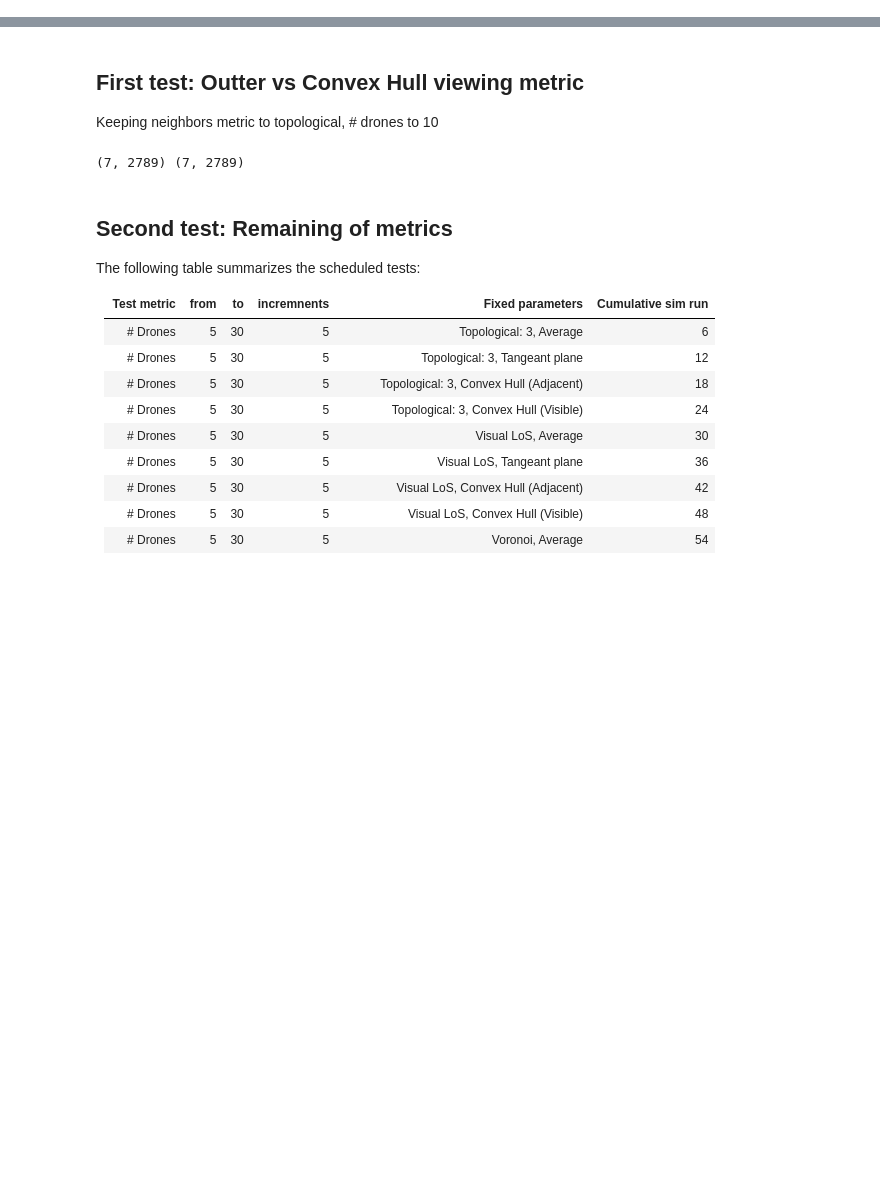
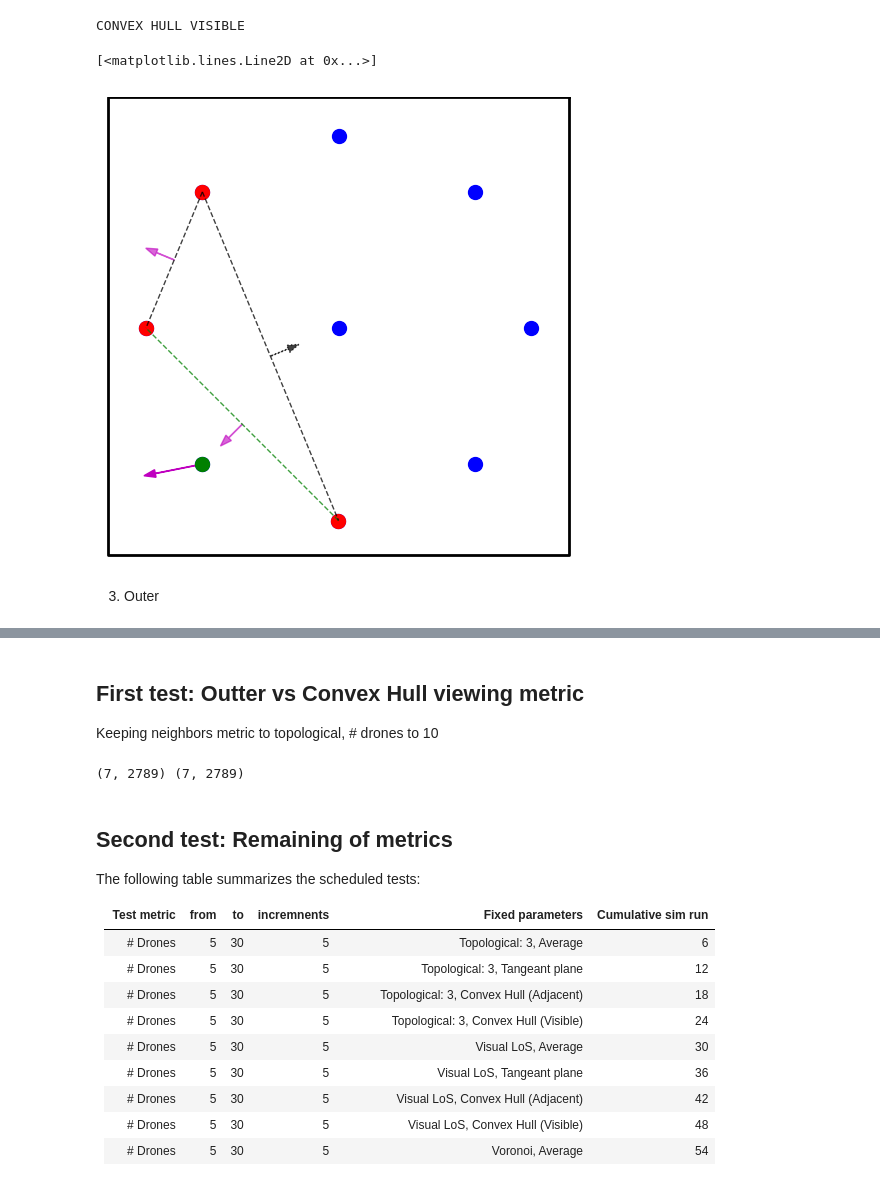
Before and after one commit to Alex0021/Robotic_Project1, a Jupyter notebook: notebooks/metric_eval.ipynb, the cells around one changed output, grey strips where cells are left out. Saved outputs shown, nothing was run; the diff lists cells and outputs as text; code cells hidden in the pictures; blank space fills up the shorter version.

```diff
--- a/notebooks/metric_eval.ipynb
+++ b/notebooks/metric_eval.ipynb
@@ -6,0 +121,73 @@ Structure of the drone_data:
+# %%
+import numpy as np
+import matplotlib.pyplot as plt
+
+BOUND = 0.6
+SIZE = 100
+# 8 drones on a circle + 1 in the center
+n = 9
+r = 0.5
+# neighbors
+neighbors = [4,5,7]
+selected = 6
+# positions
+x = [0] + [r*np.cos(2*np.pi*i/(n-1)) for i in range(n-1)]
+y = [0] + [r*np.sin(2*np.pi*i/(n-1)) for i in range(n-1)]
+
+# Set figure
+plt.figure(figsize=(6,6))
+plt.axis('equal')
+
+plt.axis([-BOUND, BOUND, -BOUND, BOUND])
+# Hide axes
+plt.axis('off')
+# Show convex hull of neighbors including selected drone
+from scipy.spatial import ConvexHull
+points = np.array([[x[i], y[i]] for i in neighbors])
+hull = ConvexHull(points)
+
+# Show edges normal using hull equations
+hull_centroids = np.mean(points[hull.simplices], axis=1)
+# Find closest to the drone
+drone_pos = np.array([x[selected], y[selected]])
+closest_idx = np.argmin(np.linalg.norm(hull_centroids - drone_pos, axis=1))
+closest_normal = hull.equations[closest_idx, :2]
+
+# for simplex in hull.simplices:
+#     plt.plot(points[simplex, 0], points[simplex, 1], 'k--', alpha=0.75, lw=1)
+
+visible_normals = []
+for i in range(len(hull.equations)):
+    # draw edge
+    plt.plot([points[hull.simplices[i, 0], 0], points[hull.simplices[i, 1], 0]], [points[hull.simplices[i, 0], 1], points[hull.simplices[i, 1], 1], ], 'k--' if i != closest_idx else 'g--', alpha=0.75, lw=1)
+    x0 = hull_centroids[i, 0]
+    y0 = hull_centroids[i, 1]
+    a = hull.equations[i, 0]
+    b = hull.equations[i, 1]
+    if np.dot(hull.equations[i, :2], closest_normal) > 0:
+        visible_normals.append(hull.equations[i, :2])
+        # Draw normal
+        plt.arrow(x0, y0, a*0.05, b*0.05, head_width=0.02, head_length=0.03, fc='m', ec='m', alpha=0.6)
+    else:
+        plt.arrow(x0, y0, a*0.05, b*0.05, head_width=0.02, head_length=0.03, fc='k', ec='k', alpha=0.75, linestyle=':', linewidth=1)
+
+
+# Scatter plot
+plt.scatter(x, y, marker='o', color='b', s=SIZE)
+plt.scatter([x[i] for i in neighbors], [y[i] for i in neighbors], marker='o', color='r', s=SIZE)
+
+# # Draw pointing arrow
+final_dir = np.mean(visible_normals, axis=0)
+plt.arrow(x[selected], y[selected], final_dir[0]*0.15, final_dir[1]*0.15, head_width=0.02, head_length=0.03, fc='m', ec='m')
+
+plt.scatter(x[selected], y[selected], marker='o', color='g', s=SIZE)
+
+print("CONVEX HULL VISIBLE")
+# Create a box around the plot
+plt.plot([BOUND, BOUND, -BOUND, -BOUND, BOUND], [BOUND, -BOUND+0.01, -BOUND+0.01, BOUND, BOUND], 'k-', lw=2)
+# %% [output]
+CONVEX HULL VISIBLE
+[<matplotlib.lines.Line2D at 0x...>]
+[figure, added]
+# %% [markdown]
+3. Outer
```
Also changed, not shown: parts of 10 cells of this notebook, 2 other files.
